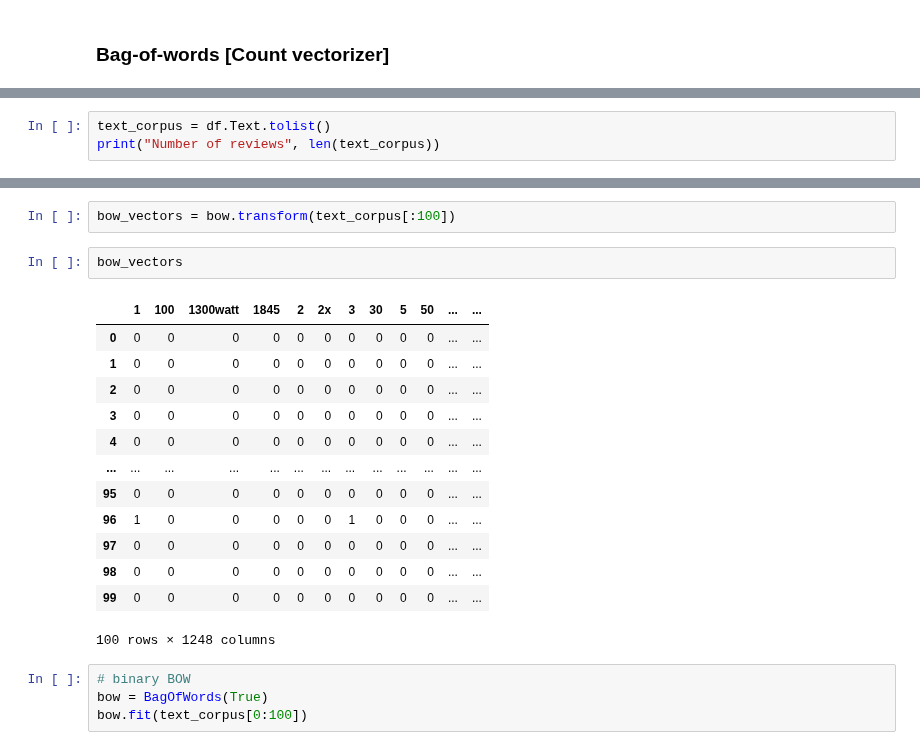
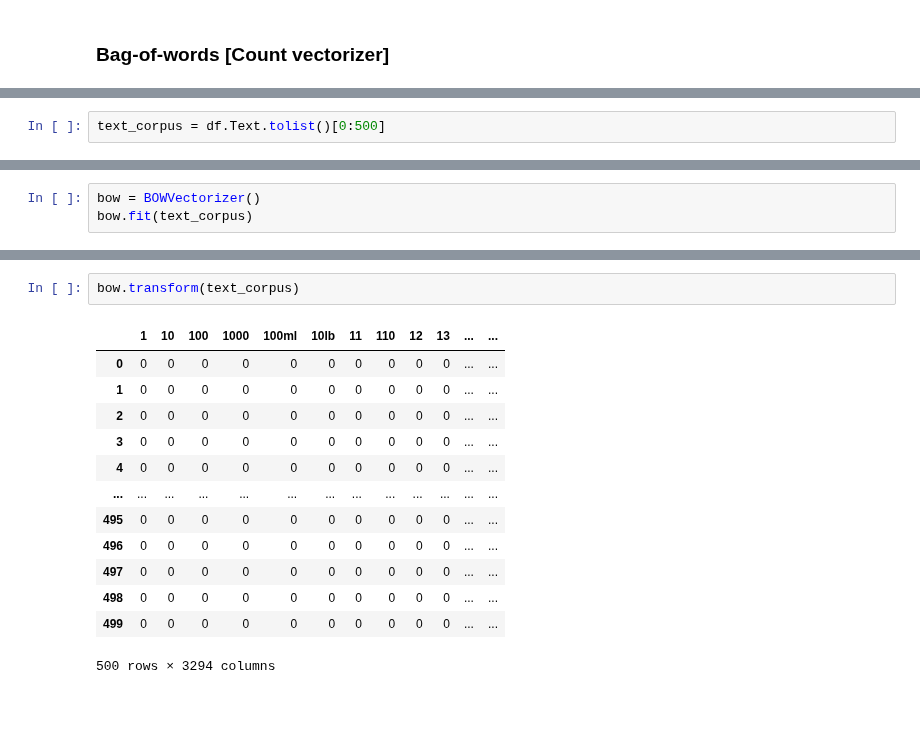
Before and after one commit to hrithickcodes/ml_from_scratch, a Jupyter notebook: notebooks/NLP_basics.ipynb, the cells around one changed output, grey strips where cells are left out. Drawn from its saved outputs; the diff is of its cells as text; blank space fills up the shorter version.

```diff
--- a/notebooks/NLP_basics.ipynb
+++ b/notebooks/NLP_basics.ipynb
@@ -93,3 +85,2 @@ class BagOfWords:
 # %%
-text_corpus = df.Text.tolist()
-print("Number of reviews", len(text_corpus))
+text_corpus = df.Text.tolist()[0:500]
@@ -101,0 +87,3 @@ bow.fit(text_corpus[0:100])
+# %%
+bow = BOWVectorizer()
+bow.fit(text_corpus)
@@ -102,22 +112,16 @@ bow.fit(text_corpus[0:100])
 # %%
-bow_vectors = bow.transform(text_corpus[:100])
+bow.transform(text_corpus)
+# %% [output]
+|  | 1 | 10 | 100 | 1000 | 100ml | 10lb | 11 | 110 | 12 | 13 | ... | ... |
+| 0 | 0 | 0 | 0 | 0 | 0 | 0 | 0 | 0 | 0 | 0 | ... | ... |
+| 1 | 0 | 0 | 0 | 0 | 0 | 0 | 0 | 0 | 0 | 0 | ... | ... |
+| 2 | 0 | 0 | 0 | 0 | 0 | 0 | 0 | 0 | 0 | 0 | ... | ... |
+| 3 | 0 | 0 | 0 | 0 | 0 | 0 | 0 | 0 | 0 | 0 | ... | ... |
+| 4 | 0 | 0 | 0 | 0 | 0 | 0 | 0 | 0 | 0 | 0 | ... | ... |
+| ... | ... | ... | ... | ... | ... | ... | ... | ... | ... | ... | ... | ... |
+| 495 | 0 | 0 | 0 | 0 | 0 | 0 | 0 | 0 | 0 | 0 | ... | ... |
+| 496 | 0 | 0 | 0 | 0 | 0 | 0 | 0 | 0 | 0 | 0 | ... | ... |
+| 497 | 0 | 0 | 0 | 0 | 0 | 0 | 0 | 0 | 0 | 0 | ... | ... |
+| 498 | 0 | 0 | 0 | 0 | 0 | 0 | 0 | 0 | 0 | 0 | ... | ... |
+| 499 | 0 | 0 | 0 | 0 | 0 | 0 | 0 | 0 | 0 | 0 | ... | ... |
+500 rows × 3294 columns
-# %%
-bow_vectors
-# %% [output]
-|  | 1 | 100 | 1300watt | 1845 | 2 | 2x | 3 | 30 | 5 | 50 | ... | ... |
-| 0 | 0 | 0 | 0 | 0 | 0 | 0 | 0 | 0 | 0 | 0 | ... | ... |
-| 1 | 0 | 0 | 0 | 0 | 0 | 0 | 0 | 0 | 0 | 0 | ... | ... |
-| 2 | 0 | 0 | 0 | 0 | 0 | 0 | 0 | 0 | 0 | 0 | ... | ... |
-| 3 | 0 | 0 | 0 | 0 | 0 | 0 | 0 | 0 | 0 | 0 | ... | ... |
-| 4 | 0 | 0 | 0 | 0 | 0 | 0 | 0 | 0 | 0 | 0 | ... | ... |
-| ... | ... | ... | ... | ... | ... | ... | ... | ... | ... | ... | ... | ... |
-| 95 | 0 | 0 | 0 | 0 | 0 | 0 | 0 | 0 | 0 | 0 | ... | ... |
-| 96 | 1 | 0 | 0 | 0 | 0 | 0 | 1 | 0 | 0 | 0 | ... | ... |
-| 97 | 0 | 0 | 0 | 0 | 0 | 0 | 0 | 0 | 0 | 0 | ... | ... |
-| 98 | 0 | 0 | 0 | 0 | 0 | 0 | 0 | 0 | 0 | 0 | ... | ... |
-| 99 | 0 | 0 | 0 | 0 | 0 | 0 | 0 | 0 | 0 | 0 | ... | ... |
-100 rows × 1248 columns
-# %%
-# binary BOW
-bow = BagOfWords(True)
-bow.fit(text_corpus[0:100])
```
Also changed, not shown: parts of 21 cells of this notebook.
